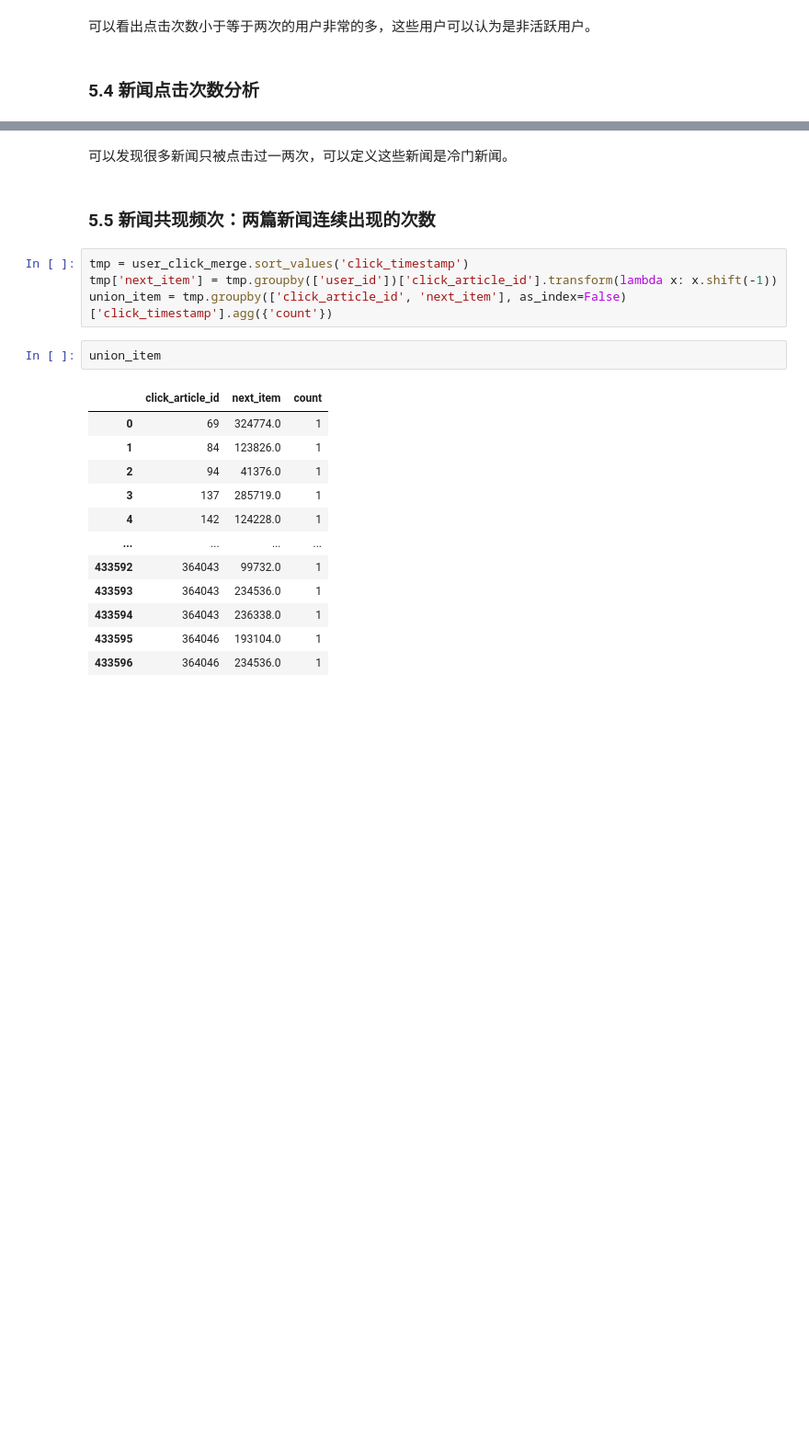
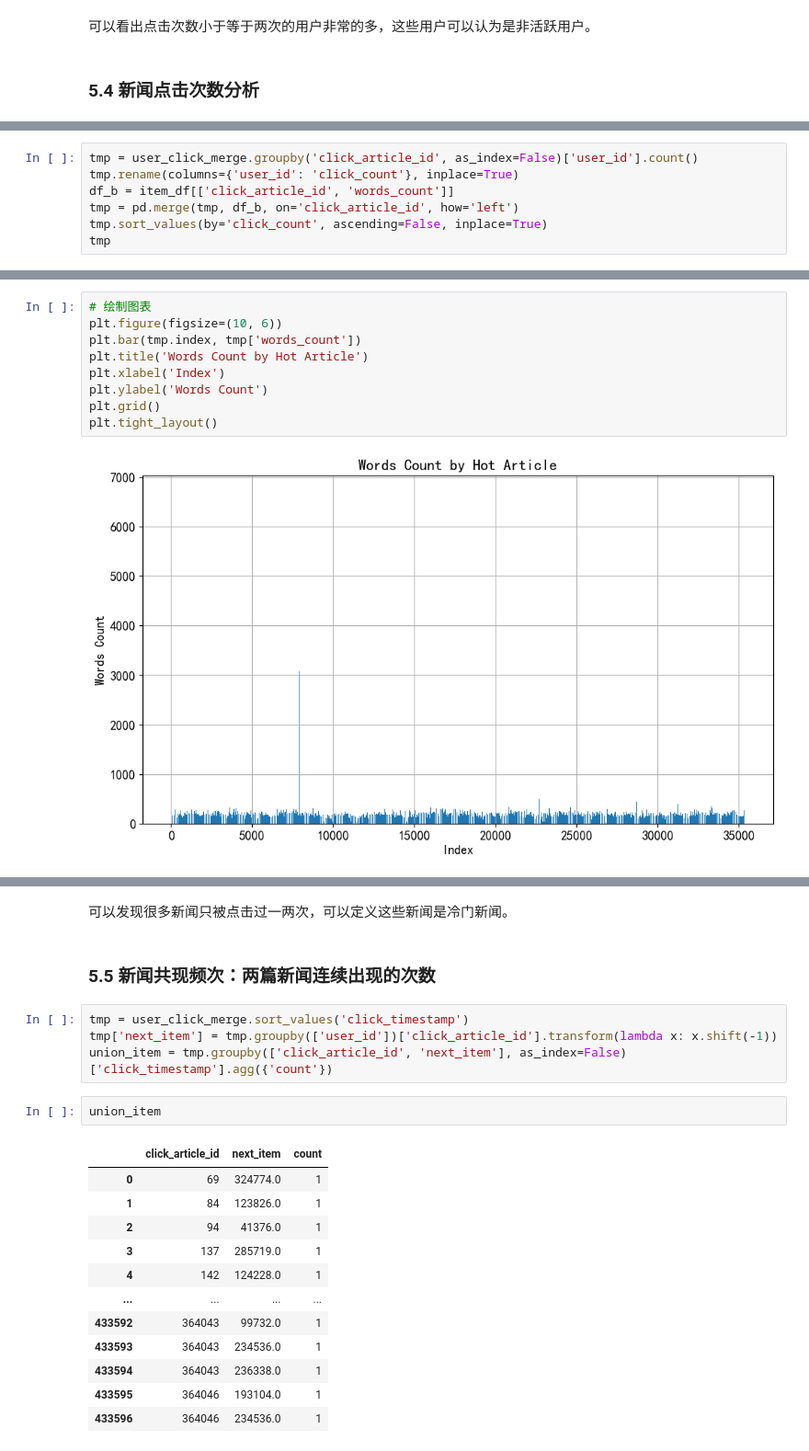
Before and after one commit to NoyeArk/NewsRecommendation, a Jupyter notebook: jupyter/data_analysis.ipynb, the cells around one changed output, grey strips where cells are left out. Shown at 92% size. Drawn from its saved outputs; the diff is of its cells as text; blank space fills up the shorter version.

```diff
--- a/jupyter/data_analysis.ipynb
+++ b/jupyter/data_analysis.ipynb
@@ -432,0 +433,7 @@ draw(item_click_count, '文章点击次数排序', '文章点击次数')
+# %%
+tmp = user_click_merge.groupby('click_article_id', as_index=False)['user_id'].count()
+tmp.rename(columns={'user_id': 'click_count'}, inplace=True)
+df_b = item_df[['click_article_id', 'words_count']]
+tmp = pd.merge(tmp, df_b, on='click_article_id', how='left')
+tmp.sort_values(by='click_count', ascending=False, inplace=True)
+tmp
@@ -433,3 +454,14 @@ draw(item_click_count, '文章点击次数排序', '文章点击次数')
+# %%
+# 绘制图表
+plt.figure(figsize=(10, 6))
+plt.bar(tmp.index, tmp['words_count'])
+plt.title('Words Count by Hot Article')
+plt.xlabel('Index')
+plt.ylabel('Words Count')
+plt.grid()
+plt.tight_layout()
+# %% [output]
+[figure, added]
 # %%
 draw(item_click_count[:100], '文章点击次数排序', '文章点击次数')
 # %% [output]
```
Also changed, not shown: parts of 17 cells of this notebook, 3 other files.
